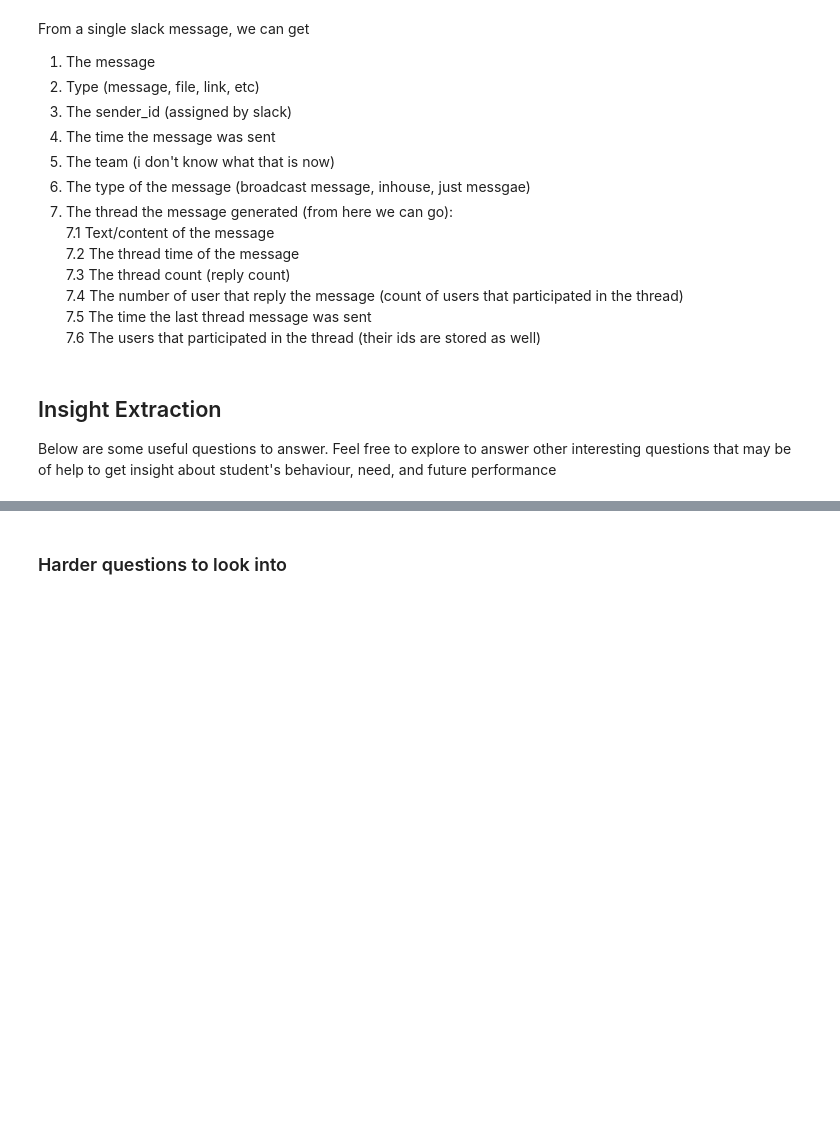
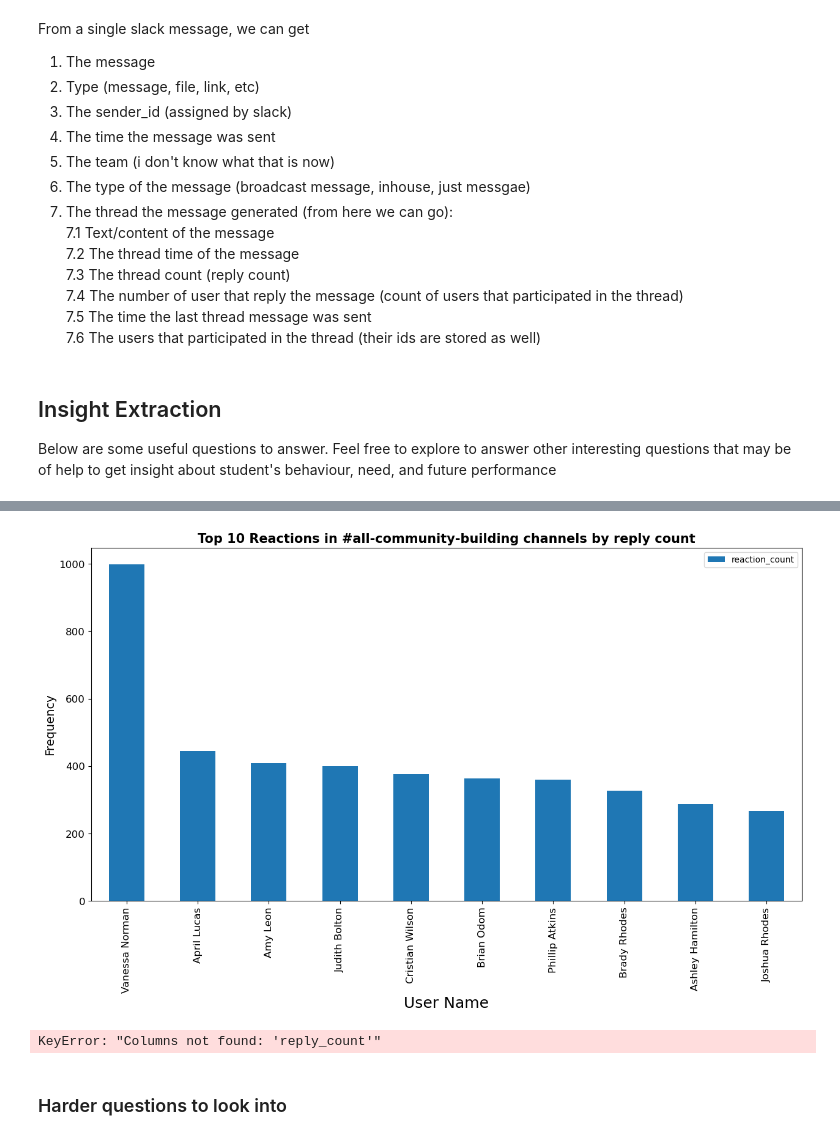
Before and after one commit to fanuelabebe/Cohort_week_0_repo, a Jupyter notebook: notebooks/parse_slack_data.ipynb, the cells around one changed output, grey strips where cells are left out. Drawn from its saved outputs; the diff is of its cells as text; code cells hidden in the pictures; blank space fills up the shorter version.

Commit message:
Joined reaction with users to output a proper data

```diff
--- a/notebooks/parse_slack_data.ipynb
+++ b/notebooks/parse_slack_data.ipynb
@@ -105,14 +105,31 @@ def get_top_N_user_by_reply_count(data,n, channel='Random'):
 
     data.groupby('sender_name')[['reply_count']].sum().sort_values(by='reply_count',ascending=False)\
     [:n].plot.bar(figsize=(15, 7.5))
-    plt.title(f'Top {n} Message Senders in #{channel} channels', size=15, fontweight='bold')
+    plt.title(f'Top {n} Message Senders in #{channel} channels by reply count', size=15, fontweight='bold')
     plt.xlabel("Sender Name", size=18); plt.ylabel("Frequency", size=14);
     plt.xticks(size=12); plt.yticks(size=12);
     plt.show()
 
     data.groupby('sender_name')[['reply_count']].sum().sort_values(by='reply_count',ascending=False)\
     [-n:].plot.bar(figsize=(15, 7.5))
-    plt.title(f'Bottom {n} Message Senders in #{channel} channels', size=15, fontweight='bold')
+    plt.title(f'Bottom {n} Message Senders in #{channel} channels by reply count', size=15, fontweight='bold')
+    plt.xlabel("Sender Name", size=18); plt.ylabel("Frequency", size=14);
+    plt.xticks(size=12); plt.yticks(size=12);
+    plt.show()
+
+def get_top_N_user_by_reaction_count(data,n, channel='Random'):
+    """get user with the highest number of reply count in a channel"""
+
+    data.groupby('real_name')[['reaction_count']].sum().sort_values(by='reaction_count',ascending=False)\
+    [:n].plot.bar(figsize=(15, 7.5))
+    plt.title(f'Top {n} Reactions in #{channel} channels by reply count', size=15, fontweight='bold')
+    plt.xlabel("User Name", size=18); plt.ylabel("Frequency", size=14);
+    plt.xticks(size=12); plt.yticks(size=12);
+    plt.show()
+
+    data.groupby('real_name')[['reply_count']].sum().sort_values(by='reaction_count',ascending=False)\
+    [-n:].plot.bar(figsize=(15, 7.5))
+    plt.title(f'Bottom {n} Reactions in #{channel} channels by reaction count', size=15, fontweight='bold')
     plt.xlabel("Sender Name", size=18); plt.ylabel("Frequency", size=14);
     plt.xticks(size=12); plt.yticks(size=12);
     plt.show()
@@ -206,3 +213,16 @@ plot_2d_scatter_plot(x,y)
+# %%
+
+#get channel reactions and top reaction count by user
+react = slack_loader.parse_slack_reaction(channels[0]['name'])
+users = slack_loader.get_users()
+
+users_df = slack_loader.get_users_df(users)
+# users_df
+df_left = pd.merge(react,users_df,left_on='user_id',right_on='id',how='left')
+get_top_N_user_by_reaction_count(df_left,10,channel=channels[0]['name'])
+# %% [output]
+[figure, added]
+KeyError: "Columns not found: 'reply_count'"
 # %%
 # what kind of messages are replied faster than others?
 # %%
```
Also changed, not shown: parts of 2 cells of this notebook, 2 other files.
